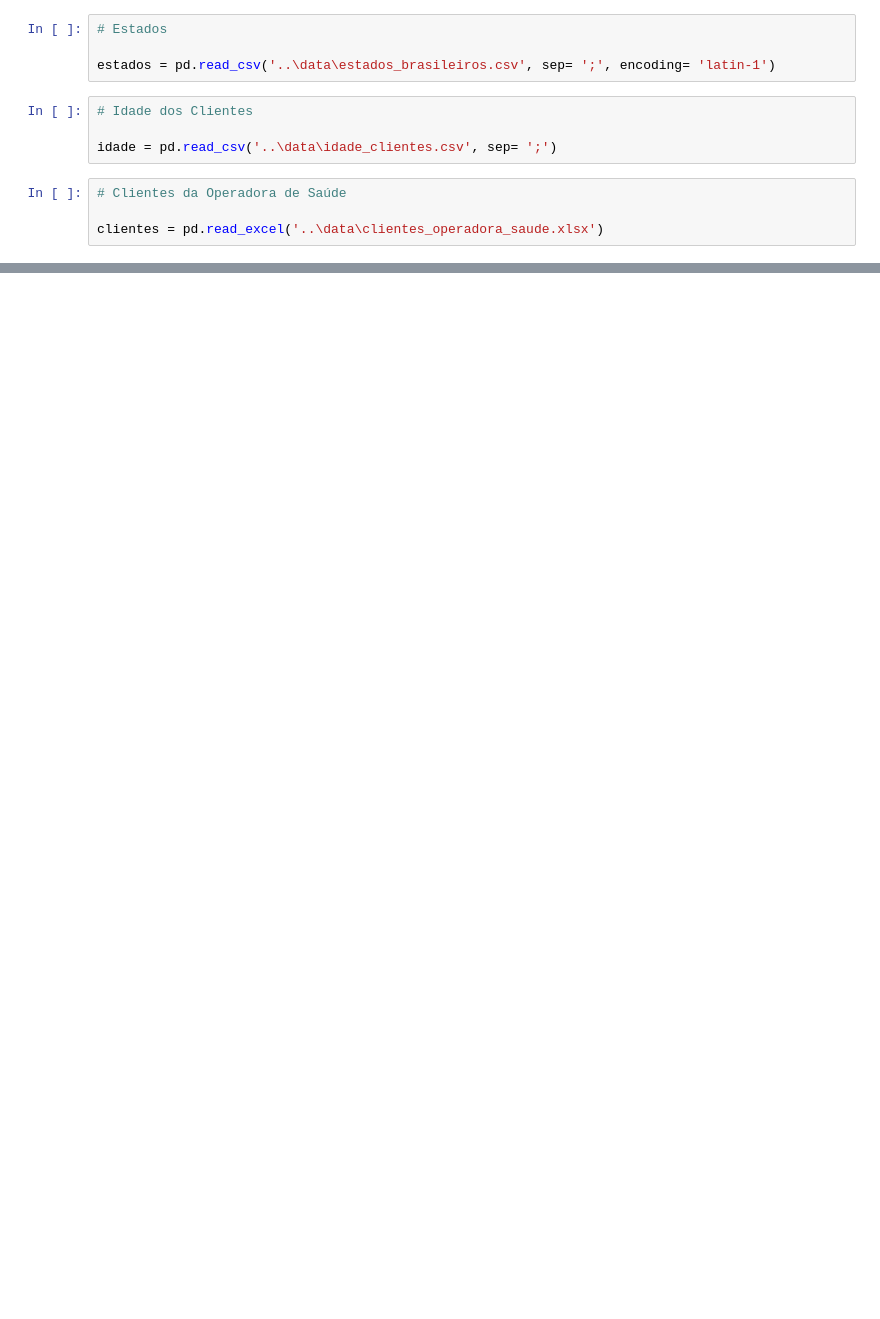
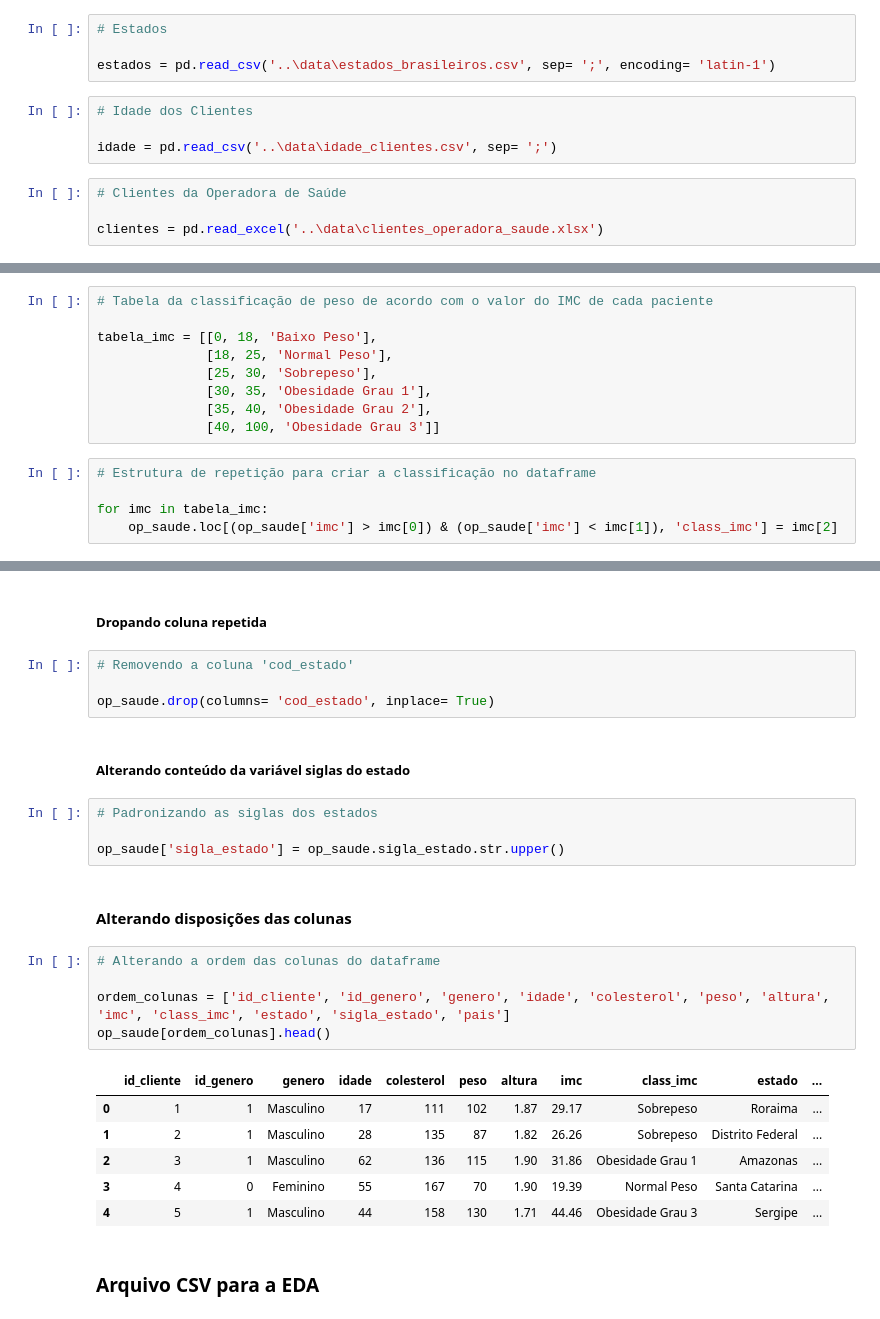
Before and after one commit to magalhaesaamanda/EDA_Operadora_Saude, a Jupyter notebook: tratativa/Tratativa_op_saude.ipynb, the cells around one changed output, grey strips where cells are left out. Saved outputs shown, nothing was run; the diff lists cells and outputs as text; blank space fills up the shorter version.

```diff
--- a/tratativa/Tratativa_op_saude.ipynb
+++ b/tratativa/Tratativa_op_saude.ipynb
@@ -360,0 +423,14 @@ clientes_info.to_csv('merged_operadora_saude.csv')
+# %%
+# Tabela da classificação de peso de acordo com o valor do IMC de cada paciente
+
+tabela_imc = [[0, 18, 'Baixo Peso'],
+              [18, 25, 'Normal Peso'],
+              [25, 30, 'Sobrepeso'],
+              [30, 35, 'Obesidade Grau 1'],
+              [35, 40, 'Obesidade Grau 2'],
+              [40, 100, 'Obesidade Grau 3']]
+# %%
+# Estrutura de repetição para criar a classificação no dataframe
+
+for imc in tabela_imc:
+    op_saude.loc[(op_saude['imc'] > imc[0]) & (op_saude['imc'] < imc[1]), 'class_imc'] = imc[2]
@@ -360,0 +448,28 @@ clientes_info.to_csv('merged_operadora_saude.csv')
+# %% [markdown]
+##### Dropando coluna repetida
+# %%
+# Removendo a coluna 'cod_estado'
+
+op_saude.drop(columns= 'cod_estado', inplace= True)
+# %% [markdown]
+##### Alterando conteúdo da variável siglas do estado
+# %%
+# Padronizando as siglas dos estados
+
+op_saude['sigla_estado'] = op_saude.sigla_estado.str.upper()
+# %% [markdown]
+#### Alterando disposições das colunas
+# %%
+# Alterando a ordem das colunas do dataframe
+
+ordem_colunas = ['id_cliente', 'id_genero', 'genero', 'idade', 'colesterol', 'peso', 'altura', 'imc', 'class_imc', 'estado', 'sigla_estado', 'pais']
+op_saude[ordem_colunas].head()
+# %% [output]
+|  | id_cliente | id_genero | genero | idade | colesterol | peso | altura | imc | class_imc | estado | ... |
+| 0 | 1 | 1 | Masculino | 17 | 111 | 102 | 1.87 | 29.17 | Sobrepeso | Roraima | ... |
+| 1 | 2 | 1 | Masculino | 28 | 135 | 87 | 1.82 | 26.26 | Sobrepeso | Distrito Federal | ... |
+| 2 | 3 | 1 | Masculino | 62 | 136 | 115 | 1.90 | 31.86 | Obesidade Grau 1 | Amazonas | ... |
+| 3 | 4 | 0 | Feminino | 55 | 167 | 70 | 1.90 | 19.39 | Normal Peso | Santa Catarina | ... |
+| 4 | 5 | 1 | Masculino | 44 | 158 | 130 | 1.71 | 44.46 | Obesidade Grau 3 | Sergipe | ... |
+# %% [markdown]
+### Arquivo CSV para a EDA
```
Also changed, not shown: parts of 112 cells of this notebook, 2 other files.
